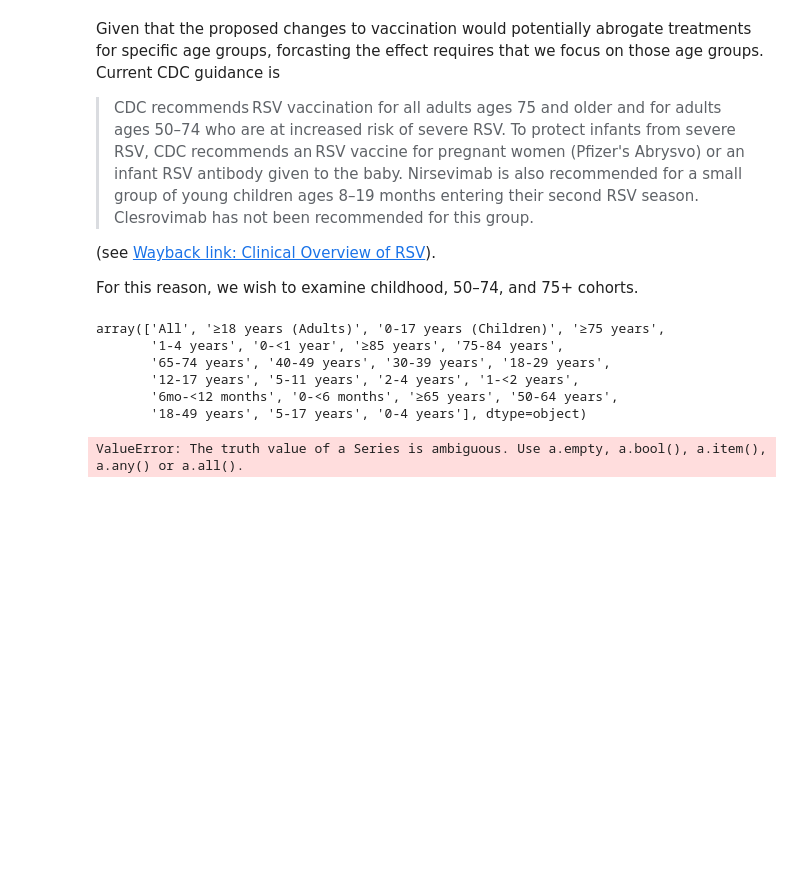
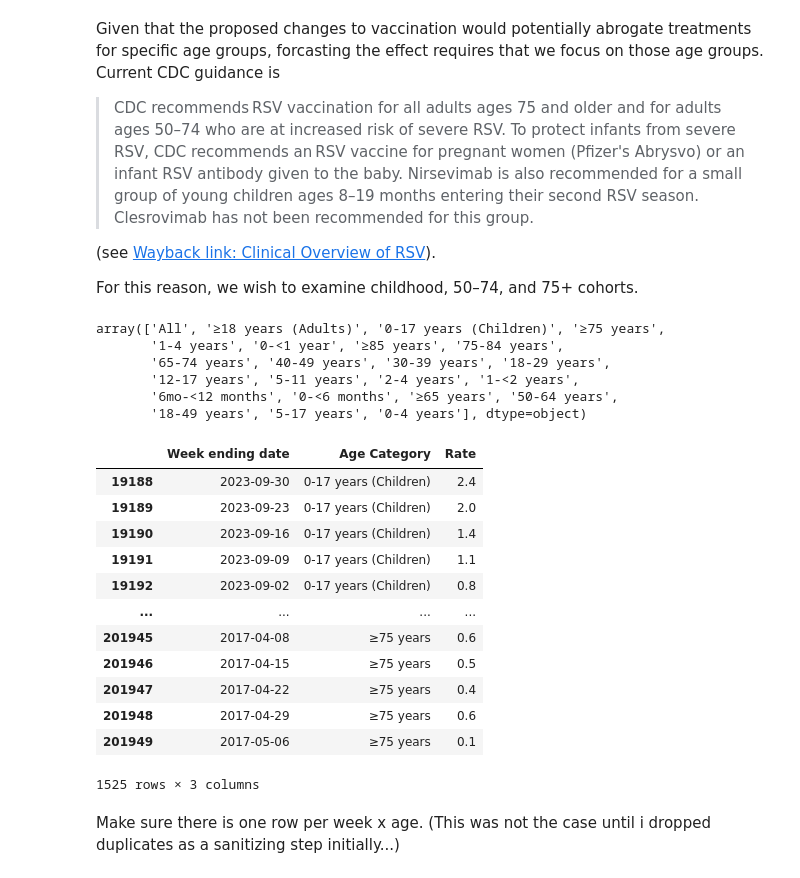
Before and after one commit to saarantras/rsv, a Jupyter notebook: hospitalization_analysis.ipynb, the cells around one changed output. Drawn from its saved outputs; the diff is of its cells as text; code cells hidden in the pictures; blank space fills up the shorter version.

```diff
--- a/analysis.ipynb
+++ b/hospitalization_analysis.ipynb
@@ -5,7 +7,8 @@ import matplotlib.pyplot as plt
 # %% [markdown]
 Load & examine data
 # %%
-tab=pd.read_csv("Weekly_Rates_of_Laboratory-Confirmed_RSV_Hospitalizations_from_the_RSV-NET_Surveillance_System_20251224.csv.gz",compression="gzip")
+tab=pd.read_csv("Weekly_Rates_of_Laboratory-Confirmed_RSV_Hospitalizations_from_the_RSV-NET_Surveillance_System_20251224.csv.gz",compression="gzip").drop_duplicates()
+tab=sanitize_df(tab)
 tab
 # %% [output]
 |  | State | Season | Week ending date | Age Category | Sex | Race | Rate | Cumulative Rate | Type |
@@ -111,6 +114,8 @@ all(test["Cumulative Rate"]==test["Rounded Cumulative"])
 False
 # %% [markdown]
 This confirms that Cumulative Rate is per season, and summing rates across weeks is basiically valid. The small difference in recomputed cumulative sum and reported cumulative sum is likely due to cumulative sum summing across higher precision internal estimates. Since we want "five years before implementation" I will ignore season and sum across weeks ending in each of 2018-2024 (see main text for explanation of 2018 : five years before changes to vaccien schedule in 2023).
+# %%
+relevant=relevant.drop(columns=["Season","Cumulative Rate"])
 # %% [markdown]
 Given that the proposed changes to vaccination would potentially abrogate treatments for specific age groups, forcasting the effect requires that we focus on those age groups. Current CDC guidance is
 
@@ -132,6 +137,32 @@ array(['All', '≥18 years (Adults)', '0-17 years (Children)', '≥75 years',
        '6mo-<12 months', '0-<6 months', '≥65 years', '50-64 years',
        '18-49 years', '5-17 years', '0-4 years'], dtype=object)
 # %%
-relevant_ages=relevant(relevant["Age Category"] in ["0-17 years (Children)", "≥75 years", "50-64 years", "65-74 years"])
+targets = {
+    "0-17 years (Children)",
+    "≥75 years",
+    "50-64 years",
+    "65-74 years",
+}
+
+relevant_ages = relevant[
+    relevant["Age Category"].str.strip().isin(targets)
+]
+#relevant_ages=relevant(relevant["Age Category"] in ["0-17 years (Children)", "≥75 years", "50-64 years", "65-74 years"])
-# %% [output]
-ValueError: The truth value of a Series is ambiguous. Use a.empty, a.bool(), a.item(), a.any() or a.all().
+# %%
+relevant_ages
+# %% [output]
+|  | Week ending date | Age Category | Rate |
+| 19188 | 2023-09-30 | 0-17 years (Children) | 2.4 |
+| 19189 | 2023-09-23 | 0-17 years (Children) | 2.0 |
+| 19190 | 2023-09-16 | 0-17 years (Children) | 1.4 |
+| 19191 | 2023-09-09 | 0-17 years (Children) | 1.1 |
+| 19192 | 2023-09-02 | 0-17 years (Children) | 0.8 |
+| ... | ... | ... | ... |
+| 201945 | 2017-04-08 | ≥75 years | 0.6 |
+| 201946 | 2017-04-15 | ≥75 years | 0.5 |
+| 201947 | 2017-04-22 | ≥75 years | 0.4 |
+| 201948 | 2017-04-29 | ≥75 years | 0.6 |
+| 201949 | 2017-05-06 | ≥75 years | 0.1 |
+1525 rows × 3 columns
+# %% [markdown]
+Make sure there is one row per week x age. (This was not the case until i dropped duplicates as a sanitizing step initially...)
```
Also changed, not shown: parts of 4 cells of this notebook, 1 other file.
